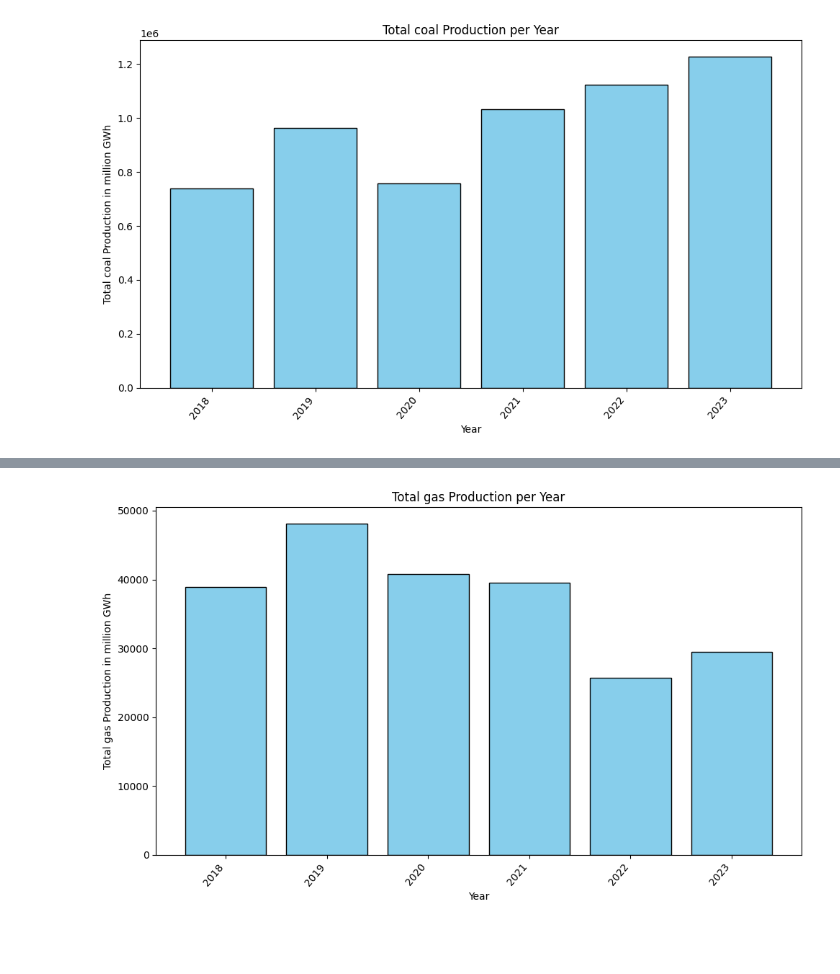
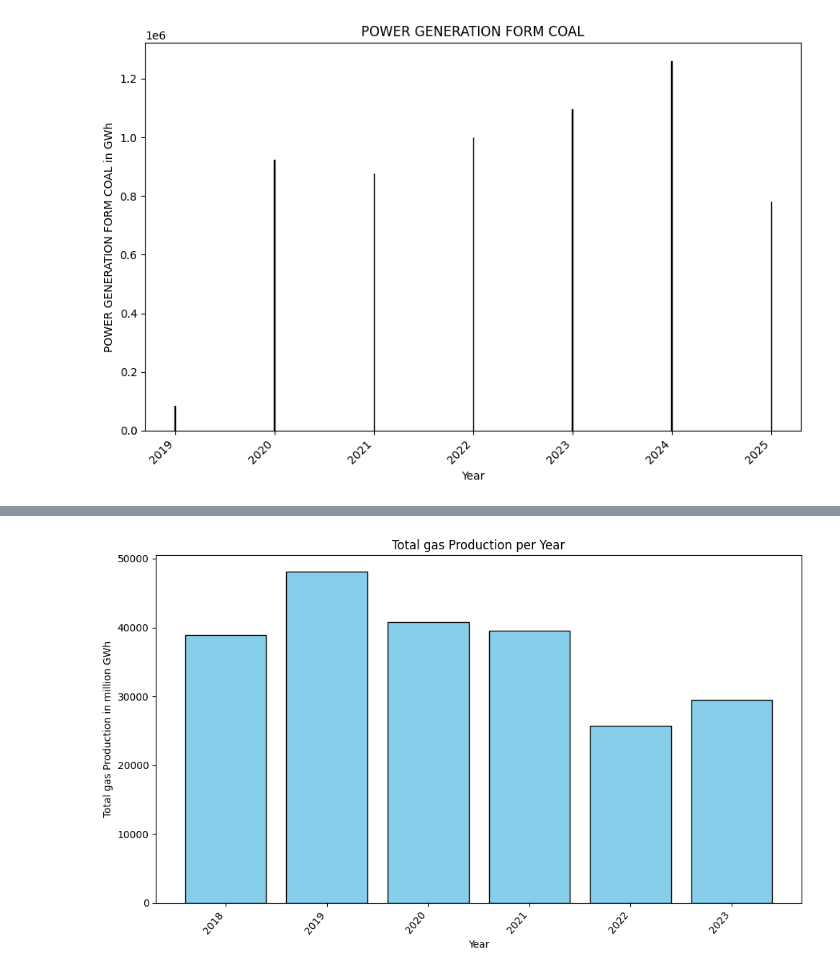
Before and after one commit to jayantxchauhan/India-Energy-Analytics-Model, a Jupyter notebook: ANALYSIS_2.ipynb, the cells around one changed output, grey strips where cells are left out. Drawn from its saved outputs; the diff is of its cells as text; code cells hidden in the pictures; blank space fills up the shorter version.

```diff
--- a/ANALYSIS_2.ipynb
+++ b/ANALYSIS_2.ipynb
@@ -5,4 +5,5 @@ import numpy as ny
 import pandas as pd
 import matplotlib.pyplot as plot
 # %%
-df=pd.read_csv(r'C:/Users/Sumit/OneDrive/Documents/GITHUB IBM DA/India-Energy-Analytics-Model/CEA_DGR_data.csv')
+df=pd.read_csv(r'C:/Users/Sumit/OneDrive/Documents/GITHUB IBM DA/India-Energy-Analytics-Model/POSOCO_data.csv')
+print(df)
@@ -51,0 +28,17 @@ print(yearly_sum)
+# %%
+
+df['yyyymmdd'] = pd.to_datetime(df['yyyymmdd'], format='%Y%m%d')
+
+# Set 'yyyymmdd' as index
+df.set_index('yyyymmdd', inplace=True)
+
+# Resample data to monthly frequency, summing up the values
+monthly_data = df.resample('M').sum()
+
+# Group by year and sum the monthly values to get yearly data
+yearly_data = monthly_data.resample('Y').sum()
+
+# Reset index to view as DataFrame
+yearly_data.reset_index(inplace=True)
+
+print(yearly_data)
@@ -51,0 +63,4 @@ print(yearly_sum)
+# %%
+ap=yearly_data[['yyyymmdd','India: Coal']]
+ap=ap.drop(index=range(0,5))
+print(ap)
@@ -52,15 +76,14 @@ print(yearly_sum)
 # %%
-
-plot.figure(figsize=(10, 6))
-plot.bar(yearly_sum['year'], yearly_sum['total_value'], color='skyblue', edgecolor='black')
+plot.figure(figsize=(9, 6))
+plot.bar(ap['yyyymmdd'], ap['India: Coal'], color='skyblue', edgecolor='black')
 plot.xlabel('Year')
-plot.ylabel('Total coal Production in million GWh')
-plot.title('Total coal Production per Year')
-plot.xticks(rotation=50, ha='right')
+plot.ylabel('POWER GENERATION FORM COAL in GWh')
+plot.title('POWER GENERATION FORM COAL')
+plot.xticks(rotation=45, ha='right')
 plot.tight_layout()
 plot.show()
 # %% [output]
-[figure, old version]
+[figure, new version]
 # %%
 ap1=df[['yyyymmdd','CEA.DGR.GAS']]
 
```
Also changed, not shown: parts of 7 cells of this notebook, 1 other file.
